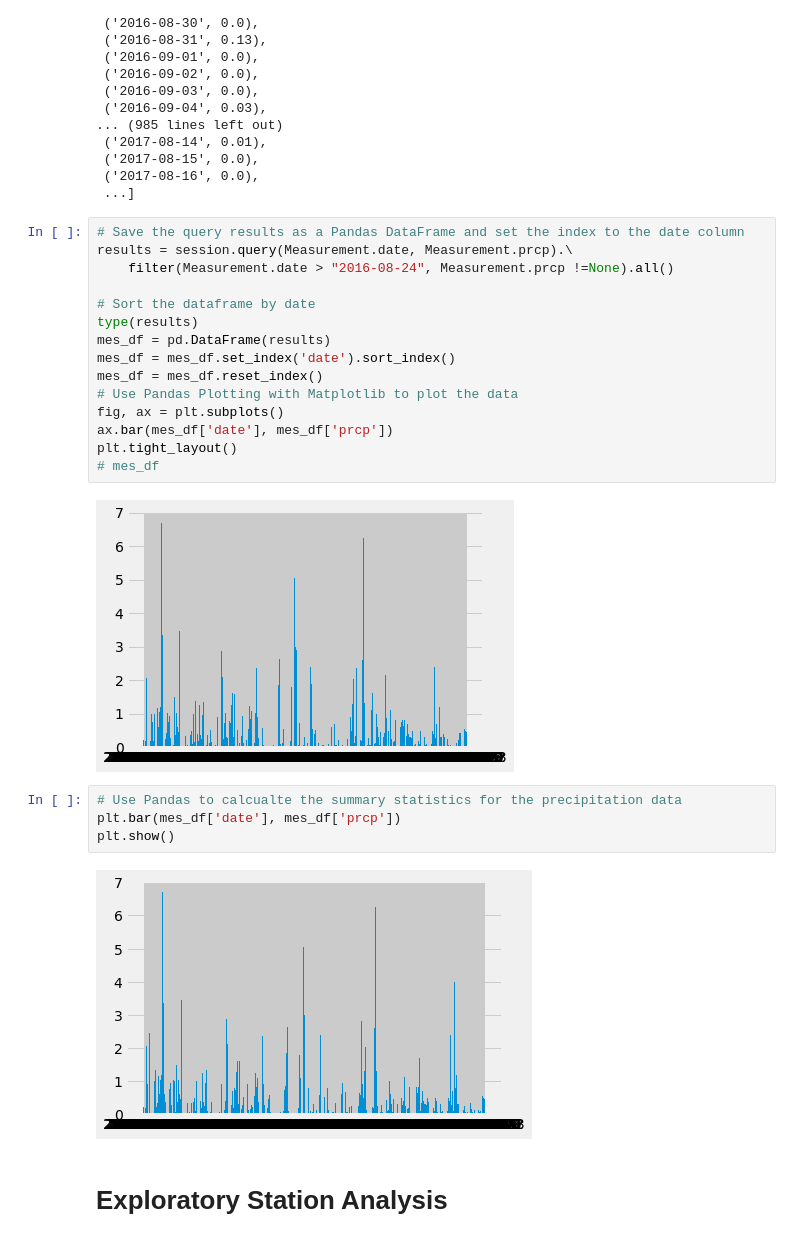
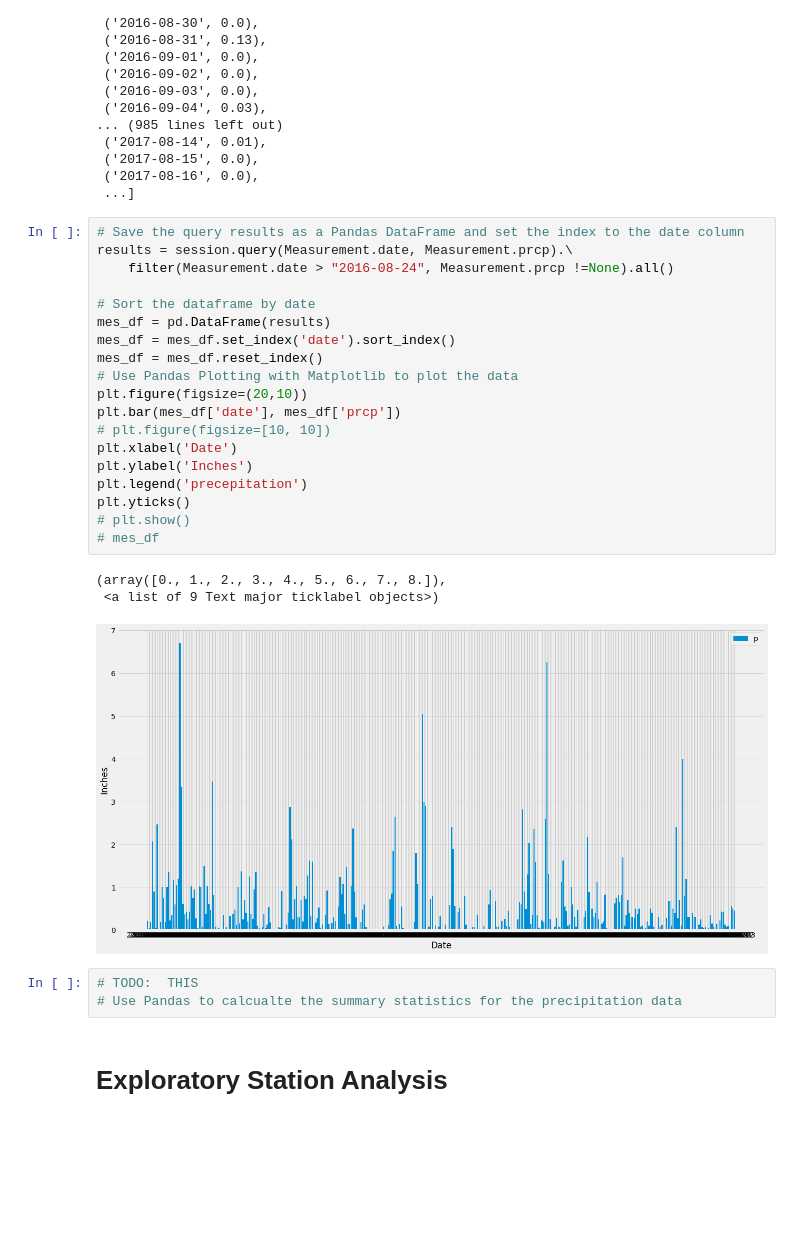
Before and after one commit to Stencoss/sqlalchemy-challenge, a Jupyter notebook: climate_starter.ipynb, the cells around one changed output. Saved outputs shown, nothing was run; the diff lists cells and outputs as text; blank space fills up the shorter version.

Commit message:
completed bar graph

```diff
--- a/climate_starter.ipynb
+++ b/climate_starter.ipynb
@@ -95,26 +95,29 @@ engine.execute("SELECT Date, prcp FROM Measurement WHERE Date > '2016-08-23'").f
 # %%
 # Save the query results as a Pandas DataFrame and set the index to the date column
 results = session.query(Measurement.date, Measurement.prcp).\
     filter(Measurement.date > "2016-08-24", Measurement.prcp !=None).all()
 
 # Sort the dataframe by date
-type(results)
 mes_df = pd.DataFrame(results)
 mes_df = mes_df.set_index('date').sort_index()
 mes_df = mes_df.reset_index()
 # Use Pandas Plotting with Matplotlib to plot the data
-fig, ax = plt.subplots()
-ax.bar(mes_df['date'], mes_df['prcp'])
-plt.tight_layout()
+plt.figure(figsize=(20,10))
+plt.bar(mes_df['date'], mes_df['prcp'])
+# plt.figure(figsize=[10, 10])
+plt.xlabel('Date')
+plt.ylabel('Inches')
+plt.legend('precepitation')
+plt.yticks()
+# plt.show()
 # mes_df
 # %% [output]
+(array([0., 1., 2., 3., 4., 5., 6., 7., 8.]),
+ <a list of 9 Text major ticklabel objects>)
-[figure, old version]
+[figure, new version]
 # %%
+# TODO:  THIS
 # Use Pandas to calcualte the summary statistics for the precipitation data
-plt.bar(mes_df['date'], mes_df['prcp'])
-plt.show()
-# %% [output]
-[figure, removed]
 # %% [markdown]
 # Exploratory Station Analysis
 # %%
```
Also changed, not shown: parts of 1 cell of this notebook.
